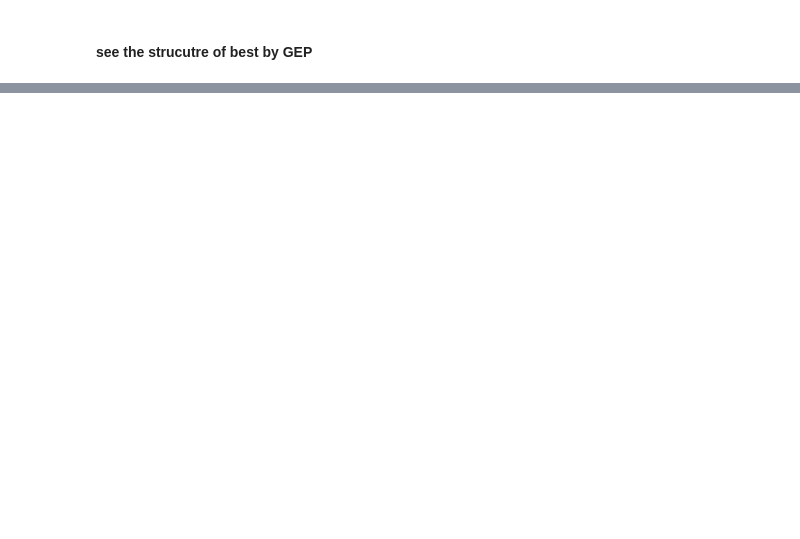
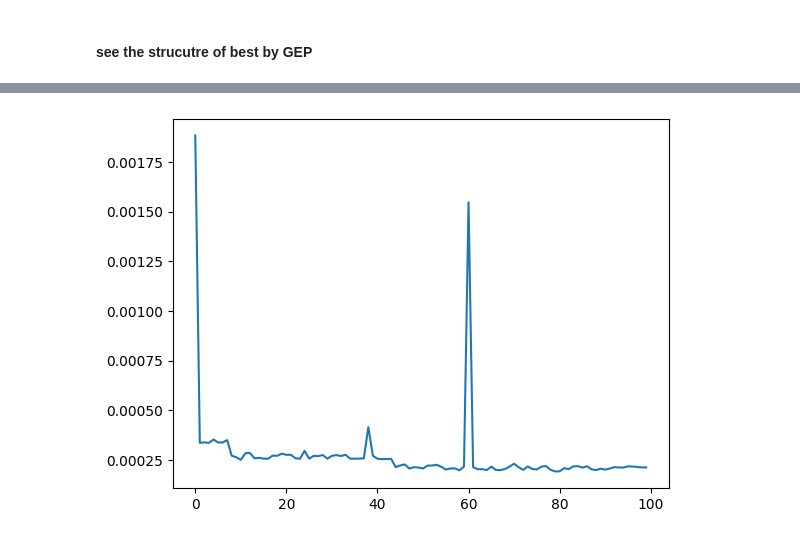
Before and after one commit to suboty/ret, a Jupyter notebook: research/coevolutionary_algorithm.ipynb, the cells around one changed output, grey strips where cells are left out. Cells and saved outputs as stored; diff of their text form; code cells hidden in the pictures; blank space fills up the shorter version.

```diff
--- a/research/coevolutionary_algorithm.ipynb
+++ b/research/coevolutionary_algorithm.ipynb
@@ -27,22 +27,22 @@ The following indicators were used as comparison criteria: reliability $R$ and s
 ### Init params
 # %%
 # shared resource
-SHARED_RESOURCE = 5_000
+SHARED_RESOURCE = 30_000
 
 # length of the adaptation interval
-ADAPTATION_LENGTH = 5
+ADAPTATION_LENGTH = 15
 
 # amount of penalty for loss
-PENALTY = 0.05 # means 15% of population
+PENALTY = 0.05
 
 # size of population
 POPULATION_SIZE = 300
 
 # size of the "social" card
-SOCIAL_SIZE = 0.1 * POPULATION_SIZE # means 10% of population
+SOCIAL_SIZE = 0.3 * POPULATION_SIZE
 
 # set the seed
-SEED = 426
+SEED = 123
 
 # storage for input regexes params
 PARAMS = {}
@@ -52,3 +52,9 @@ X, Y = [], []
 
 # number of iterations of performance metric
 N_ITER = 100
+
+# stub evaluate value for errros
+STUB_VALUE = 1.0
+
+# maximum number of algorithms iterations
+POPULATION_NUMBER = 1_000
@@ -1346,0 +1583,2 @@ history['gep']
+# %%
+only_gep_history = ce_manager.algorithm_dict['gep']['history']
@@ -1346,0 +1618,7 @@ history['gep']
+# %%
+only_gep_history = [x if int(x) != 1 else 0.05 for x in only_gep_history]
+
+plt.plot(only_gep_history)
+plt.show()
+# %% [output]
+[figure, added]
```
Also changed, not shown: parts of 66 cells of this notebook.
